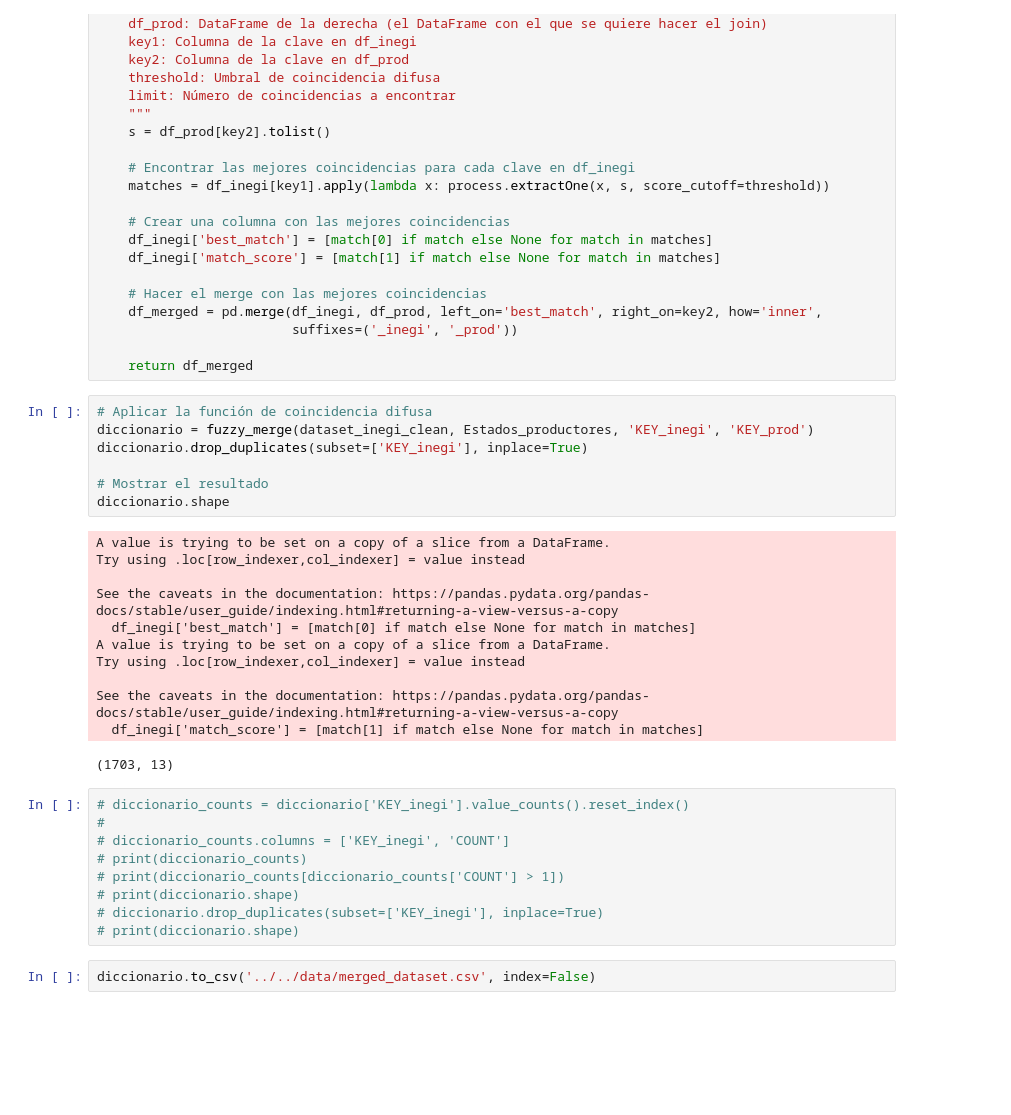
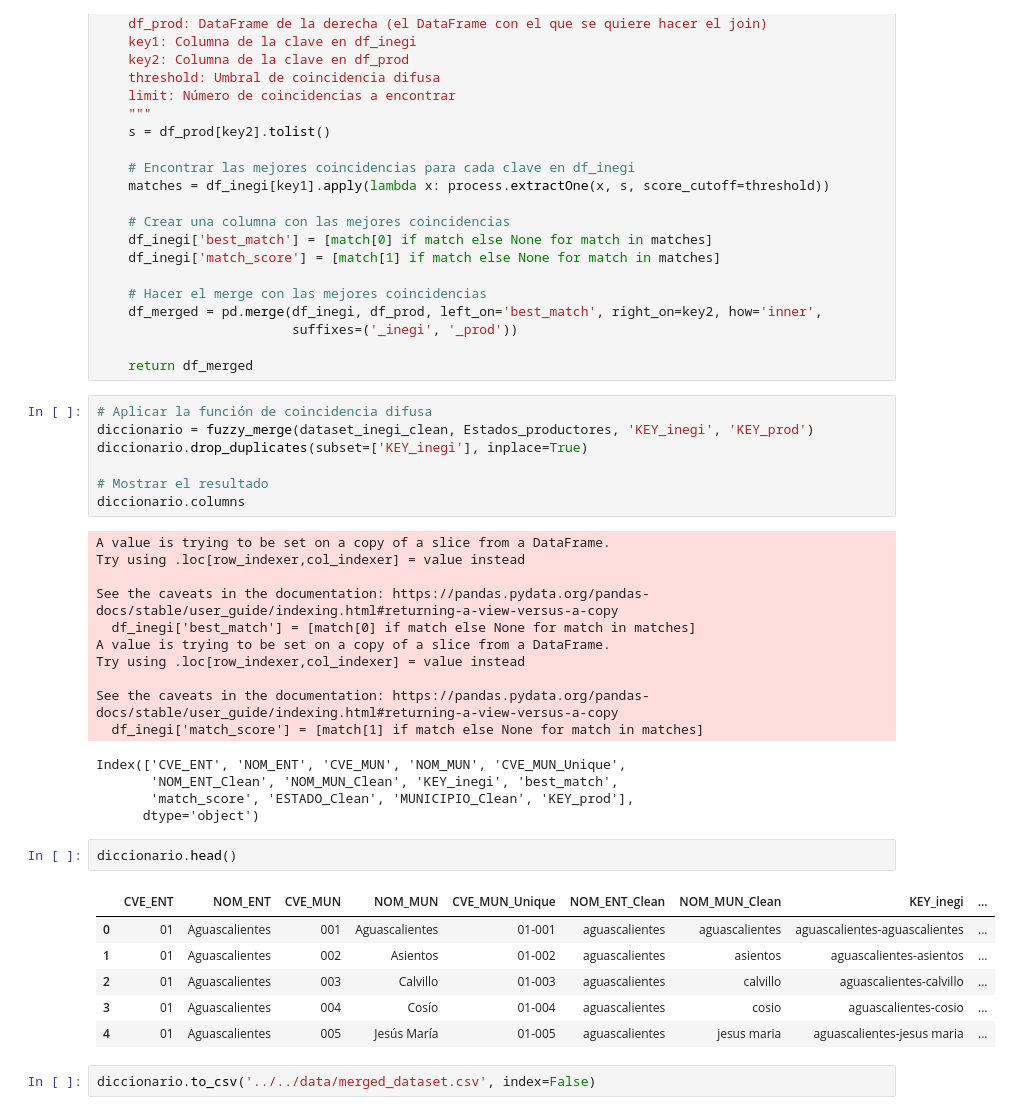
Before and after one commit to DGRIA/SESNA-Fertilizantes, a Jupyter notebook: src/Notebooks/2_Data_cleaning_and_merged.ipynb, the cells around one changed output. Cells and saved outputs as stored; diff of their text form; blank space fills up the shorter version.

```diff
--- a/src/Notebooks/2_Data_cleaning_and_merged.ipynb
+++ b/src/Notebooks/2_Data_cleaning_and_merged.ipynb
@@ -518,7 +518,7 @@ diccionario = fuzzy_merge(dataset_inegi_clean, Estados_productores, 'KEY_inegi',
 diccionario.drop_duplicates(subset=['KEY_inegi'], inplace=True)
 
 # Mostrar el resultado
-diccionario.shape
+diccionario.columns
 # %% [output]
 A value is trying to be set on a copy of a slice from a DataFrame.
 Try using .loc[row_indexer,col_indexer] = value instead
@@ -530,16 +530,19 @@ Try using .loc[row_indexer,col_indexer] = value instead
 
 See the caveats in the documentation: https://pandas.pydata.org/pandas-docs/stable/user_guide/indexing.html#returning-a-view-versus-a-copy
   df_inegi['match_score'] = [match[1] if match else None for match in matches]
-(1703, 13)
+Index(['CVE_ENT', 'NOM_ENT', 'CVE_MUN', 'NOM_MUN', 'CVE_MUN_Unique',
+       'NOM_ENT_Clean', 'NOM_MUN_Clean', 'KEY_inegi', 'best_match',
+       'match_score', 'ESTADO_Clean', 'MUNICIPIO_Clean', 'KEY_prod'],
+      dtype='object')
-# %%
-# diccionario_counts = diccionario['KEY_inegi'].value_counts().reset_index()
-#
-# diccionario_counts.columns = ['KEY_inegi', 'COUNT']
-# print(diccionario_counts)
-# print(diccionario_counts[diccionario_counts['COUNT'] > 1])
-# print(diccionario.shape)
-# diccionario.drop_duplicates(subset=['KEY_inegi'], inplace=True)
-# print(diccionario.shape)
+# %%
+diccionario.head()
+# %% [output]
+|  | CVE_ENT | NOM_ENT | CVE_MUN | NOM_MUN | CVE_MUN_Unique | NOM_ENT_Clean | NOM_MUN_Clean | KEY_inegi | ... |
+| 0 | 01 | Aguascalientes | 001 | Aguascalientes | 01-001 | aguascalientes | aguascalientes | aguascalientes-aguascalientes | ... |
+| 1 | 01 | Aguascalientes | 002 | Asientos | 01-002 | aguascalientes | asientos | aguascalientes-asientos | ... |
+| 2 | 01 | Aguascalientes | 003 | Calvillo | 01-003 | aguascalientes | calvillo | aguascalientes-calvillo | ... |
+| 3 | 01 | Aguascalientes | 004 | Cosío | 01-004 | aguascalientes | cosio | aguascalientes-cosio | ... |
+| 4 | 01 | Aguascalientes | 005 | Jesús María | 01-005 | aguascalientes | jesus maria | aguascalientes-jesus maria | ... |
 # %%
 diccionario.to_csv('../../data/merged_dataset.csv', index=False)
 # %% [markdown]
```
Also changed, not shown: parts of 6 cells of this notebook.
